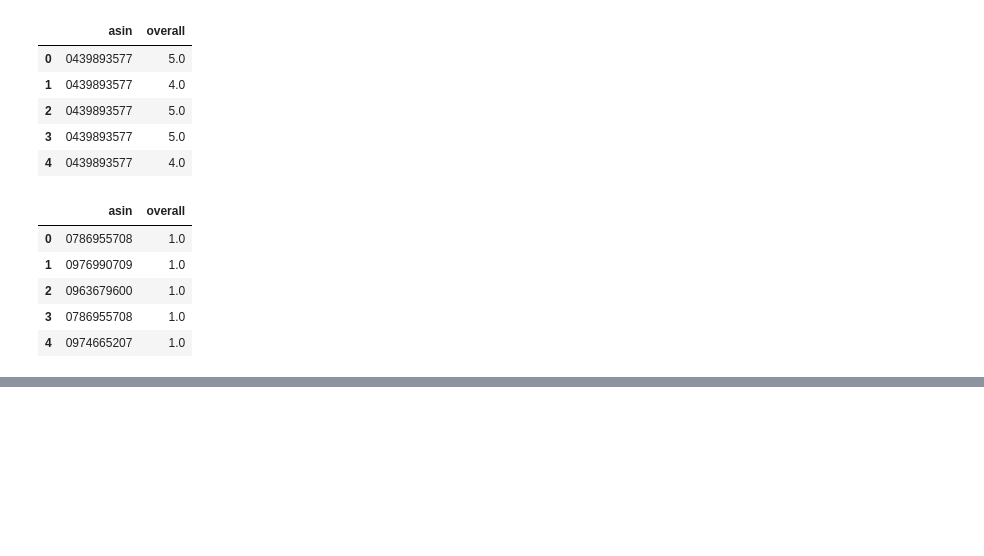
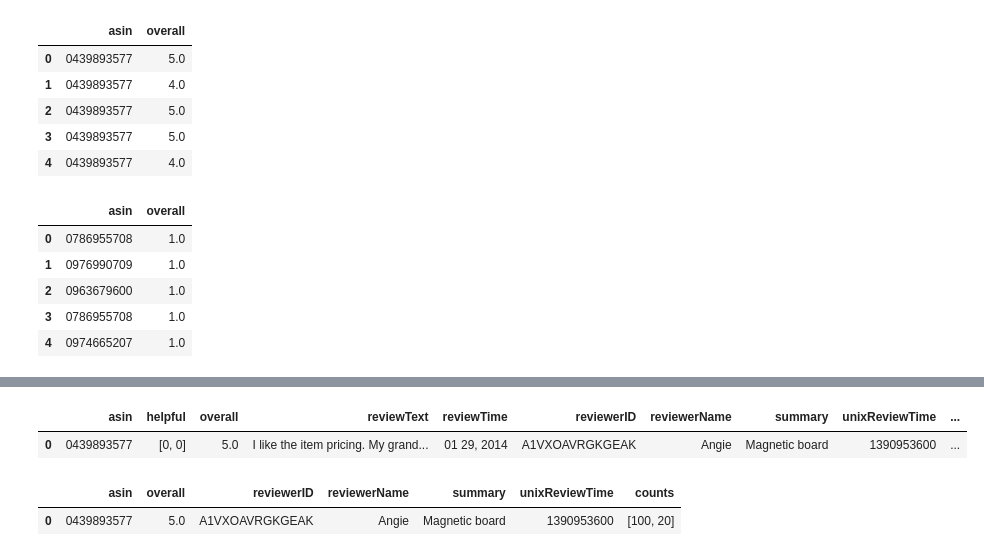
Before and after one commit to nedaresa/spark-intro, a Jupyter notebook: spark.ipynb, the cells around one changed output, grey strips where cells are left out. Saved outputs shown, nothing was run; the diff lists cells and outputs as text; code cells hidden in the pictures; blank space fills up the shorter version.

```diff
--- a/spark.ipynb
+++ b/spark.ipynb
@@ -126,0 +202,13 @@ counts = reviews_df.agg(F.countDistinct('overall'))
+# %%
+def count_all_the_things(text):
+    return [len(text), len(text.split())]
+# %%
+from pyspark.sql.types import ArrayType, IntegerType
+count_udf = F.udf(count_all_the_things, ArrayType(IntegerType()))
+# %%
+counts_df = df.withColumn('counts', count_udf(df['reviewText']))
+# %%
+show(counts_df, 1)
+# %% [output]
+|  | asin | helpful | overall | reviewText | reviewTime | reviewerID | reviewerName | summary | unixReviewTime | ... |
+| 0 | 0439893577 | [0, 0] | 5.0 | I like the item pricing. My grand... | 01 29, 2014 | A1VXOAVRGKGEAK | Angie | Magnetic board | 1390953600 | ... |
@@ -126,0 +222,5 @@ counts = reviews_df.agg(F.countDistinct('overall'))
+# %%
+show(slim_counts_df, n=1)
+# %% [output]
+|  | asin | overall | reviewerID | reviewerName | summary | unixReviewTime | counts |
+| 0 | 0439893577 | 5.0 | A1VXOAVRGKGEAK | Angie | Magnetic board | 1390953600 | [100, 20] |
```
Also changed, not shown: parts of 22 cells of this notebook.
